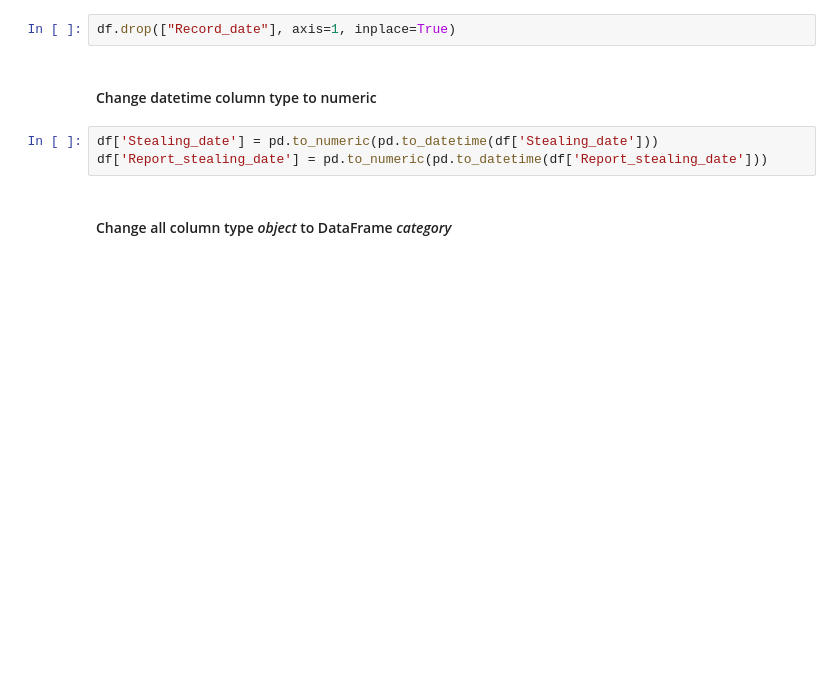
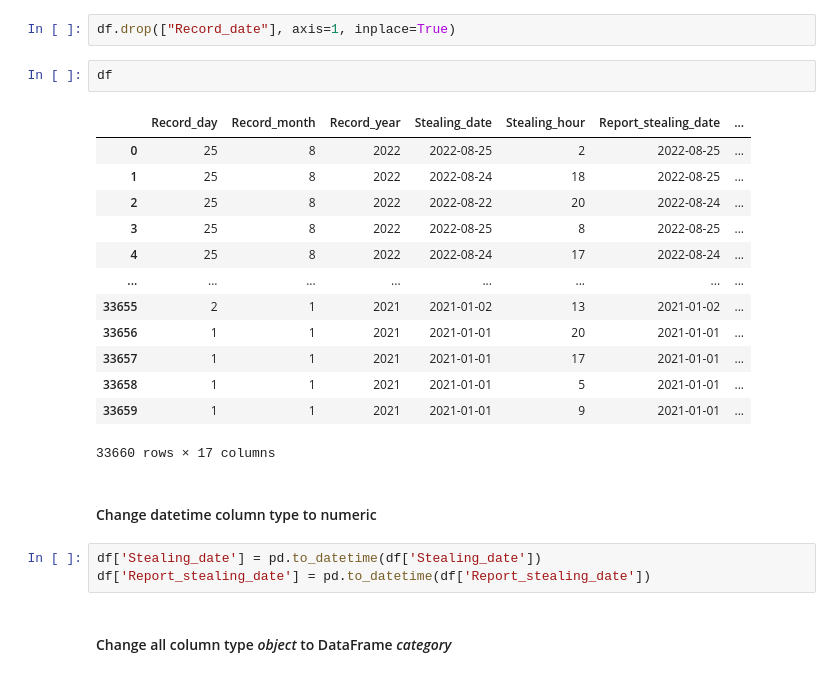
Before and after one commit to MSI17819/Berlin_bike_theft_prediction, a Jupyter notebook: Berlin_bike_thief_analysis_and_prediction.ipynb, the cells around one changed output. Cells and saved outputs as stored; diff of their text form; blank space fills up the shorter version.

```diff
--- a/Berlin_bike_thief_analysis_and_prediction.ipynb
+++ b/Berlin_bike_thief_analysis_and_prediction.ipynb
@@ -152,11 +152,27 @@ df_copy.groupby('Crime_type')[['Record_date']].count().sort_values(by='Record_da
 #### Drop column *Record_date*
 # %%
 df.drop(["Record_date"], axis=1, inplace=True)
+# %%
+df
+# %% [output]
+|  | Record_day | Record_month | Record_year | Stealing_date | Stealing_hour | Report_stealing_date | ... |
+| 0 | 25 | 8 | 2022 | 2022-08-25 | 2 | 2022-08-25 | ... |
+| 1 | 25 | 8 | 2022 | 2022-08-24 | 18 | 2022-08-25 | ... |
+| 2 | 25 | 8 | 2022 | 2022-08-22 | 20 | 2022-08-24 | ... |
+| 3 | 25 | 8 | 2022 | 2022-08-25 | 8 | 2022-08-25 | ... |
+| 4 | 25 | 8 | 2022 | 2022-08-24 | 17 | 2022-08-24 | ... |
+| ... | ... | ... | ... | ... | ... | ... | ... |
+| 33655 | 2 | 1 | 2021 | 2021-01-02 | 13 | 2021-01-02 | ... |
+| 33656 | 1 | 1 | 2021 | 2021-01-01 | 20 | 2021-01-01 | ... |
+| 33657 | 1 | 1 | 2021 | 2021-01-01 | 17 | 2021-01-01 | ... |
+| 33658 | 1 | 1 | 2021 | 2021-01-01 | 5 | 2021-01-01 | ... |
+| 33659 | 1 | 1 | 2021 | 2021-01-01 | 9 | 2021-01-01 | ... |
+33660 rows × 17 columns
 # %% [markdown]
 #### Change datetime column type to numeric
 # %%
-df['Stealing_date'] = pd.to_numeric(pd.to_datetime(df['Stealing_date']))
-df['Report_stealing_date'] = pd.to_numeric(pd.to_datetime(df['Report_stealing_date']))
+df['Stealing_date'] = pd.to_datetime(df['Stealing_date'])
+df['Report_stealing_date'] = pd.to_datetime(df['Report_stealing_date'])
 # %% [markdown]
 #### Change all column type *object* to DataFrame *category*
 # %%
```
Also changed, not shown: parts of 17 cells of this notebook, 2 other files.
